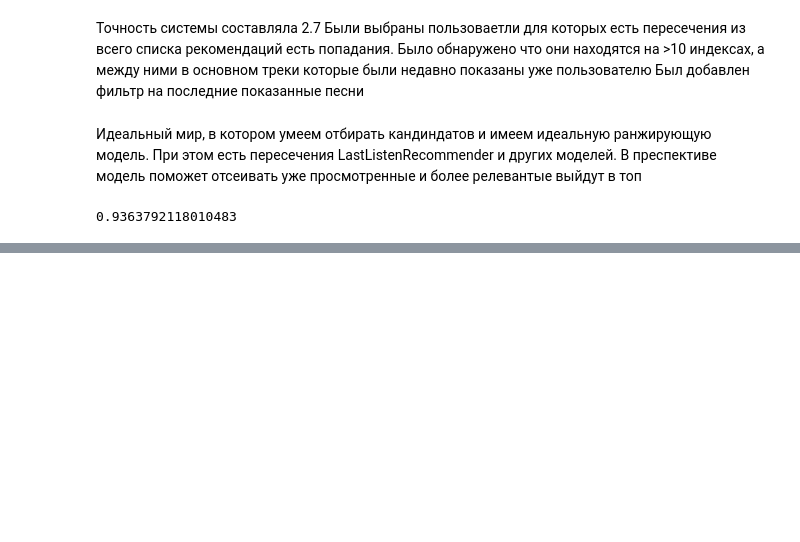
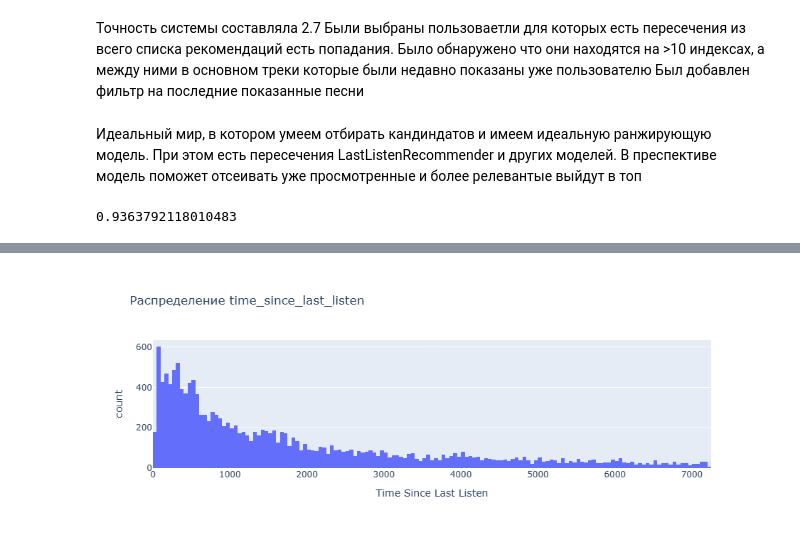
Before and after one commit to Nastasy822/music-recommendation-experiments, a Jupyter notebook: pipline.ipynb, the cells around one changed output, grey strips where cells are left out. Saved outputs shown, nothing was run; the diff lists cells and outputs as text; code cells hidden in the pictures; blank space fills up the shorter version.

```diff
--- a/pipline.ipynb
+++ b/pipline.ipynb
@@ -1094,0 +1450,18 @@ print(pl.scan_parquet("data/work/test_df_preprocessed_for_eval.parquet").filter(
+# %%
+tmp = diff.collect().to_pandas()
+
+tmp["time_since_last_listen"] = tmp["time_since_last_listen"]/60/60
+# %%
+import plotly.express as px
+
+fig = px.histogram(
+    tmp,
+    x="time_since_last_listen",
+    # nbins=1,  # количество корзин, можно увеличить/уменьшить
+    title="Распределение time_since_last_listen",
+    labels={"time_since_last_listen": "Time Since Last Listen"}
+)
+
+fig.show()
+# %% [output]
+[figure, added]
```
Also changed, not shown: parts of 31 cells of this notebook, 2 other files.
